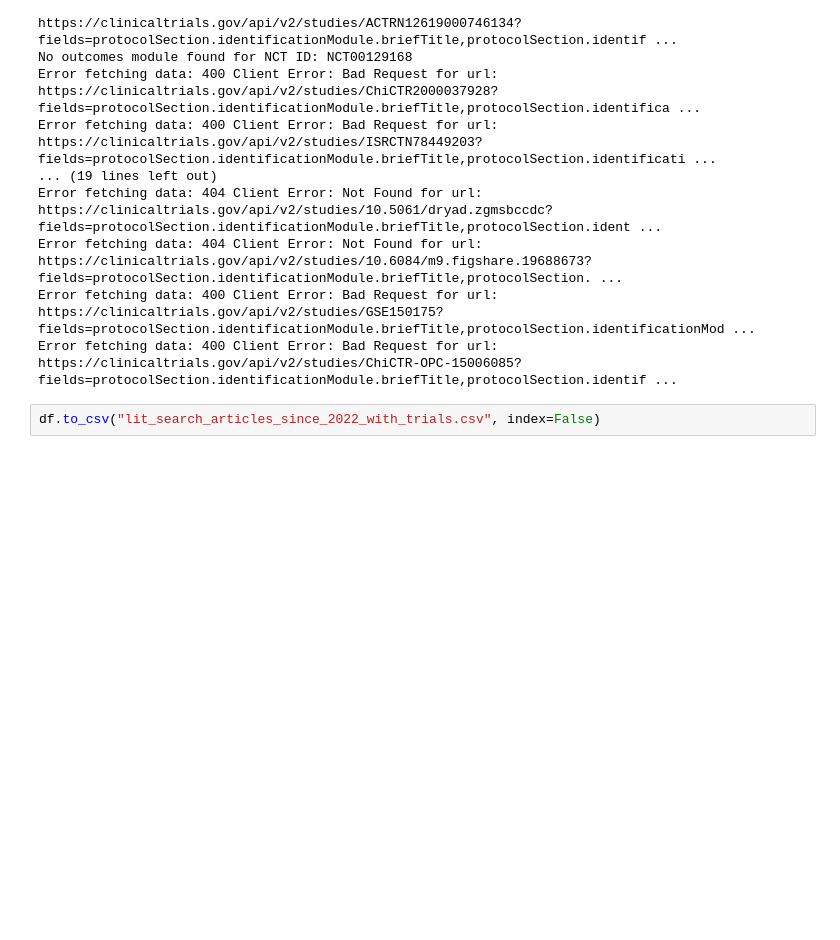
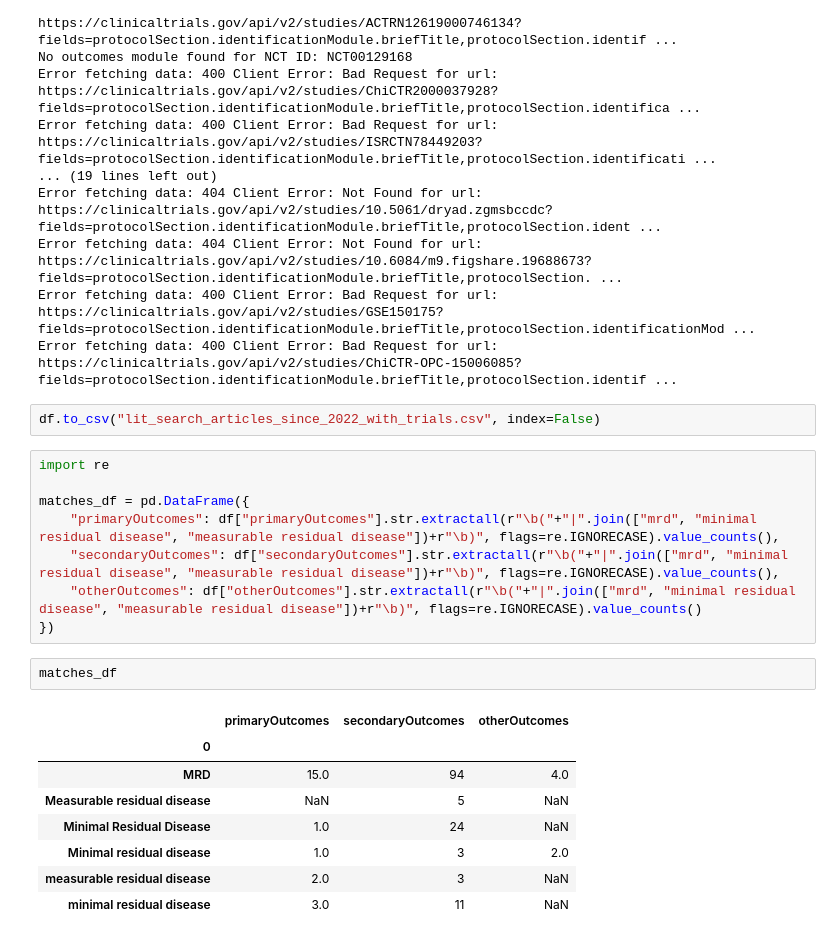
Before and after one commit to johnNoxas/mrd-article-search, a Jupyter notebook: lit_search.ipynb, the cells around one changed output. Saved outputs shown, nothing was run; the diff lists cells and outputs as text; blank space fills up the shorter version.

Commit message:
added matches table

```diff
--- a/lit_search.ipynb
+++ b/lit_search.ipynb
@@ -224,3 +224,22 @@ Error fetching data: 400 Client Error: Bad Request for url: https://clinicaltria
 Error fetching data: 400 Client Error: Bad Request for url: https://clinicaltrials.gov/api/v2/studies/ChiCTR-OPC-15006085?fields=protocolSection.identificationModule.briefTitle,protocolSection.identif ...
 # %%
 df.to_csv("lit_search_articles_since_2022_with_trials.csv", index=False)
+# %%
+import re
+
+matches_df = pd.DataFrame({
+    "primaryOutcomes": df["primaryOutcomes"].str.extractall(r"\b("+"|".join(["mrd", "minimal residual disease", "measurable residual disease"])+r"\b)", flags=re.IGNORECASE).value_counts(),
+    "secondaryOutcomes": df["secondaryOutcomes"].str.extractall(r"\b("+"|".join(["mrd", "minimal residual disease", "measurable residual disease"])+r"\b)", flags=re.IGNORECASE).value_counts(),
+    "otherOutcomes": df["otherOutcomes"].str.extractall(r"\b("+"|".join(["mrd", "minimal residual disease", "measurable residual disease"])+r"\b)", flags=re.IGNORECASE).value_counts()
+})
+# %%
+matches_df
+# %% [output]
+|  | primaryOutcomes | secondaryOutcomes | otherOutcomes |
+| 0 |  |  |  |
+| MRD | 15.0 | 94 | 4.0 |
+| Measurable residual disease | NaN | 5 | NaN |
+| Minimal Residual Disease | 1.0 | 24 | NaN |
+| Minimal residual disease | 1.0 | 3 | 2.0 |
+| measurable residual disease | 2.0 | 3 | NaN |
+| minimal residual disease | 3.0 | 11 | NaN |
```
